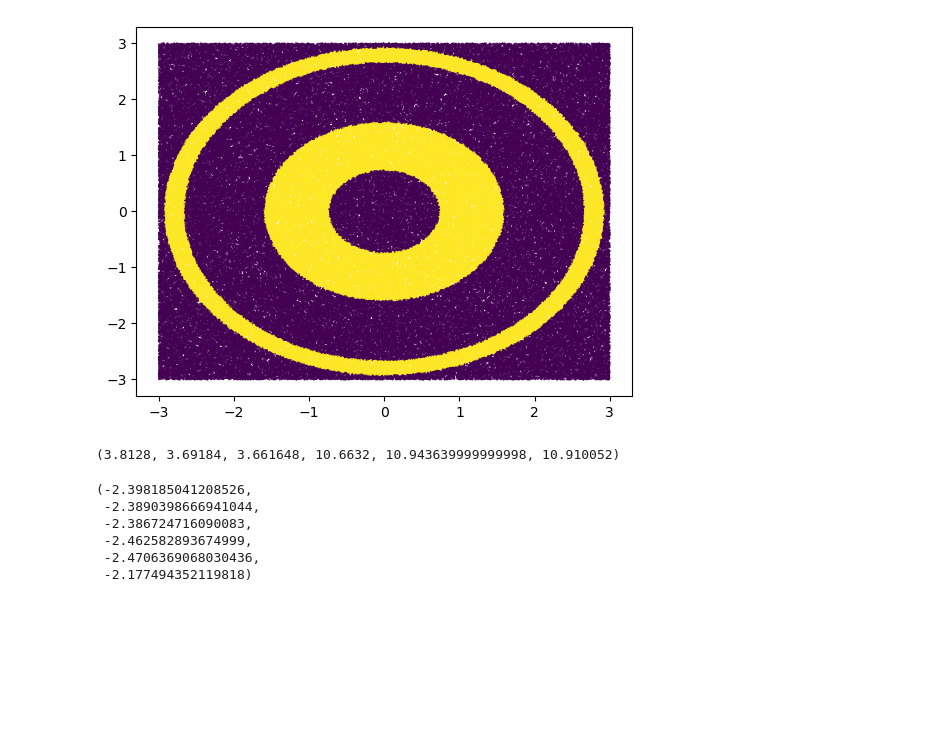
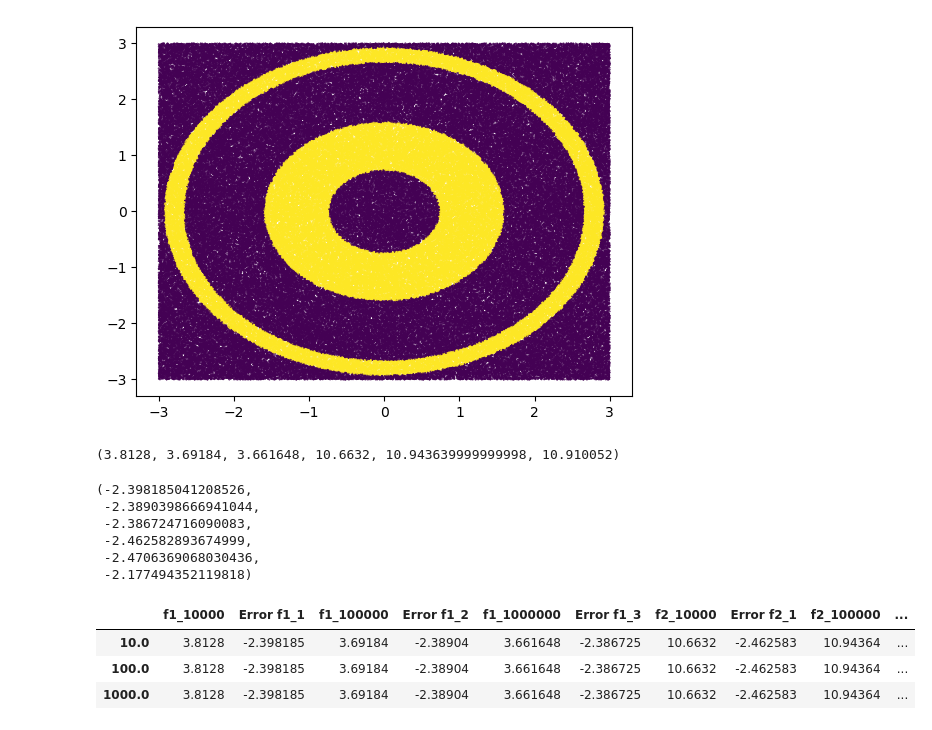
Before and after one commit to netonetomagneto/SM-NETO, a Jupyter notebook: A11 Ernesto.ipynb, the cells around one changed output. Cells and saved outputs as stored; diff of their text form; code cells hidden in the pictures; blank space fills up the shorter version.

```diff
--- a/A11 Ernesto.ipynb
+++ b/A11 Ernesto.ipynb
@@ -143,18 +143,23 @@ Erel1_1,Erel1_2,Erel1_3,Erel2_1,Erel2_2,Erel2_3
  -2.177494352119818)
 # %%
 N = np.logspace(1,3,3)
-tabla = pd.DataFrame(columns = ["f1_10000", "Error f1_1","f1_100000","Error f1_2","f1_1000000","Error f1_3","f2_10000","error f2_1","f2_100000","error f2_2","f3_1000000","error f2-3"],index = N)
+tabla2 = pd.DataFrame(columns = ["f1_10000", "Error f1_1","f1_100000","Error f1_2","f1_1000000","Error f1_3","f2_10000","Error f2_1","f2_100000","Error f2_2","f2_1000000","Error f2_3"],index = N)
 for n in N:
-    tabla["f1_10000"] = func1_1
-    tabla["Error f1_1"] = Erel1_1
-    tabla["f1_100000"] = func1_2
-    tabla["Error f1_2"] = Erel1_2
-    tabla["f1_1000000"] = func1_3
-    tabla["Error f1_3"] = Erel1_3
-    tabla["f1_10000"] = func1_1
-    tabla["Error f1_1"] = Erel1_1
-    tabla["f1_100000"] = func1_2
-    tabla["Error f1_2"] = Erel1_2
-    tabla["f1_1000000"] = func1_3
-    tabla["Error f1_3"] = Erel1_3
-tabla
+    tabla2["f1_10000"] = func1_1
+    tabla2["Error f1_1"] = Erel1_1
+    tabla2["f1_100000"] = func1_2
+    tabla2["Error f1_2"] = Erel1_2
+    tabla2["f1_1000000"] = func1_3
+    tabla2["Error f1_3"] = Erel1_3
+    tabla2["f2_10000"] = func2_1
+    tabla2["Error f2_1"] = Erel2_1
+    tabla2["f2_100000"] = func2_2
+    tabla2["Error f2_2"] = Erel2_2
+    tabla2["f2_1000000"] = func2_3
+    tabla2["Error f2_3"] = Erel2_3
+tabla2
+# %% [output]
+|  | f1_10000 | Error f1_1 | f1_100000 | Error f1_2 | f1_1000000 | Error f1_3 | f2_10000 | Error f2_1 | f2_100000 | ... |
+| 10.0 | 3.8128 | -2.398185 | 3.69184 | -2.38904 | 3.661648 | -2.386725 | 10.6632 | -2.462583 | 10.94364 | ... |
+| 100.0 | 3.8128 | -2.398185 | 3.69184 | -2.38904 | 3.661648 | -2.386725 | 10.6632 | -2.462583 | 10.94364 | ... |
+| 1000.0 | 3.8128 | -2.398185 | 3.69184 | -2.38904 | 3.661648 | -2.386725 | 10.6632 | -2.462583 | 10.94364 | ... |
```
